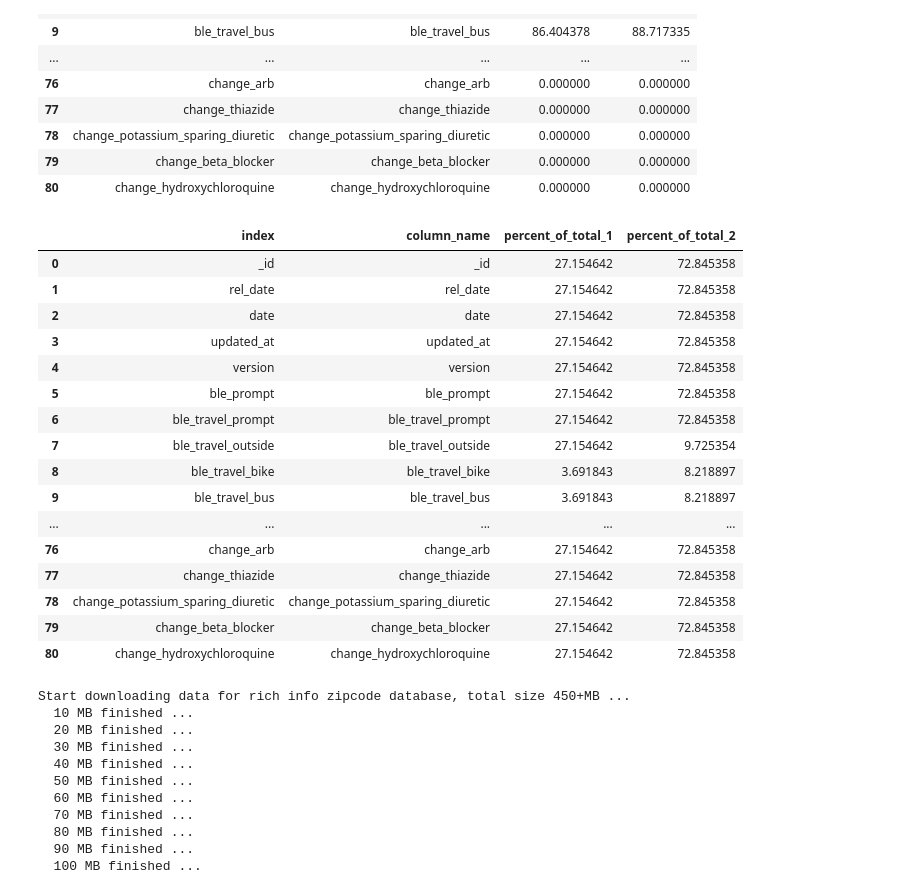
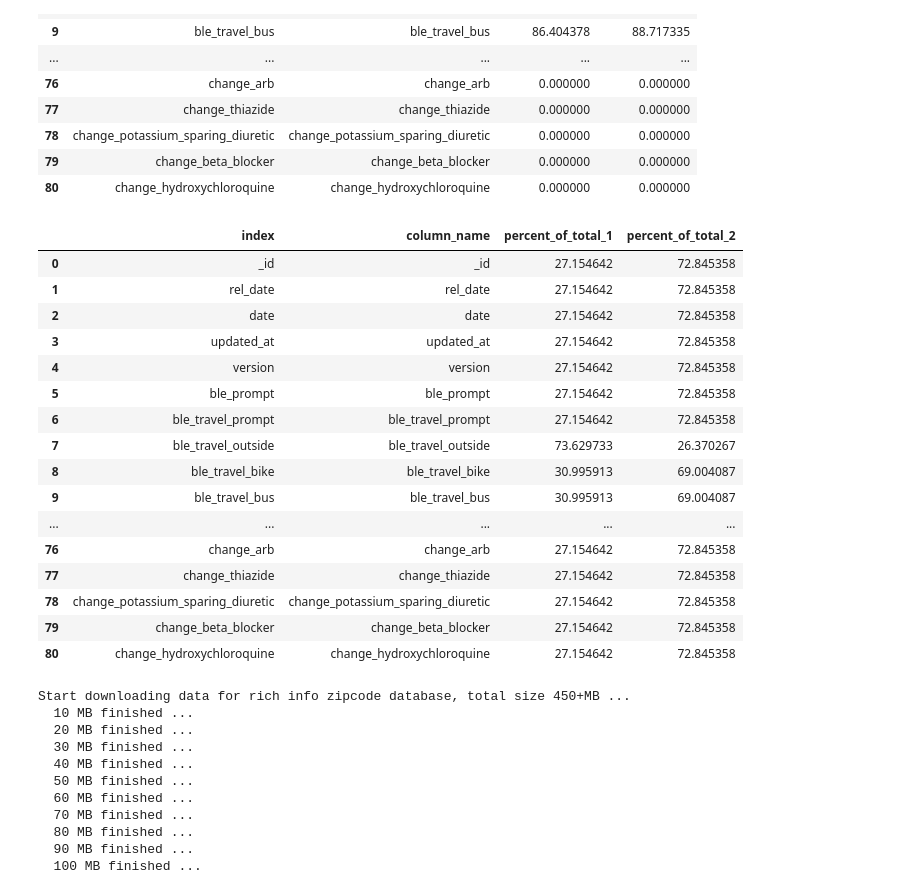
Before and after one commit to antonpolishko/task-ts, a Jupyter notebook: beat19_EDA_v1.ipynb, the cells around one changed output. Drawn from its saved outputs; the diff is of its cells as text; code cells hidden in the pictures.

```diff
--- a/beat19_EDA_v1.ipynb
+++ b/beat19_EDA_v1.ipynb
@@ -136,24 +136,24 @@ missing_values.reset_index()
 | 79 | change_beta_blocker | change_beta_blocker | 0.000000 | 0.000000 |
 | 80 | change_hydroxychloroquine | change_hydroxychloroquine | 0.000000 | 0.000000 |
 # %%
-percent_of_total_1 = daily[daily['version'] == 1].notna().sum() * 100 / len(daily.notna())
-percent_of_total_2 = daily[daily['version'] == 2].notna().sum() * 100 / len(daily.notna())
-missing_values = pd.DataFrame({'column_name' : daily.columns,
+percent_of_total_1 = daily[daily['version'] == 1].notna().sum() * 100 / daily.notna().sum()
+percent_of_total_2 = daily[daily['version'] == 2].notna().sum() * 100 / daily.notna().sum()
+percent_of_values = pd.DataFrame({'column_name' : daily.columns,
                               'percent_of_total_1' : percent_of_total_1,
                               'percent_of_total_2' : percent_of_total_2})
-missing_values.reset_index()
+percent_of_values.reset_index()
 # %% [output]
 |  | index | column_name | percent_of_total_1 | percent_of_total_2 |
 | 0 | _id | _id | 27.154642 | 72.845358 |
 | 1 | rel_date | rel_date | 27.154642 | 72.845358 |
 | 2 | date | date | 27.154642 | 72.845358 |
 | 3 | updated_at | updated_at | 27.154642 | 72.845358 |
 | 4 | version | version | 27.154642 | 72.845358 |
 | 5 | ble_prompt | ble_prompt | 27.154642 | 72.845358 |
 | 6 | ble_travel_prompt | ble_travel_prompt | 27.154642 | 72.845358 |
-| 7 | ble_travel_outside | ble_travel_outside | 27.154642 | 9.725354 |
-| 8 | ble_travel_bike | ble_travel_bike | 3.691843 | 8.218897 |
-| 9 | ble_travel_bus | ble_travel_bus | 3.691843 | 8.218897 |
+| 7 | ble_travel_outside | ble_travel_outside | 73.629733 | 26.370267 |
+| 8 | ble_travel_bike | ble_travel_bike | 30.995913 | 69.004087 |
+| 9 | ble_travel_bus | ble_travel_bus | 30.995913 | 69.004087 |
 | ... | ... | ... | ... | ... |
 | 76 | change_arb | change_arb | 27.154642 | 72.845358 |
 | 77 | change_thiazide | change_thiazide | 27.154642 | 72.845358 |
```
